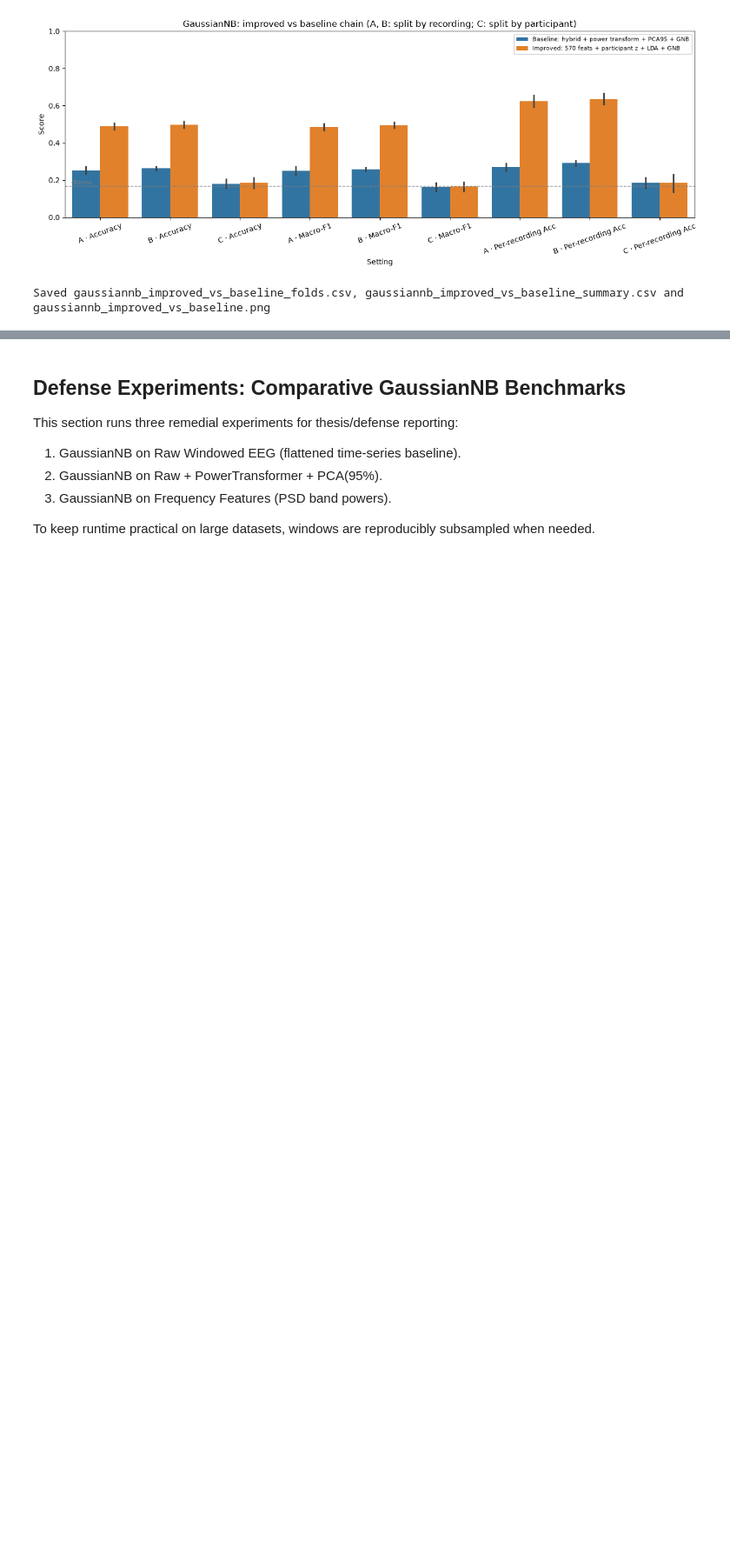
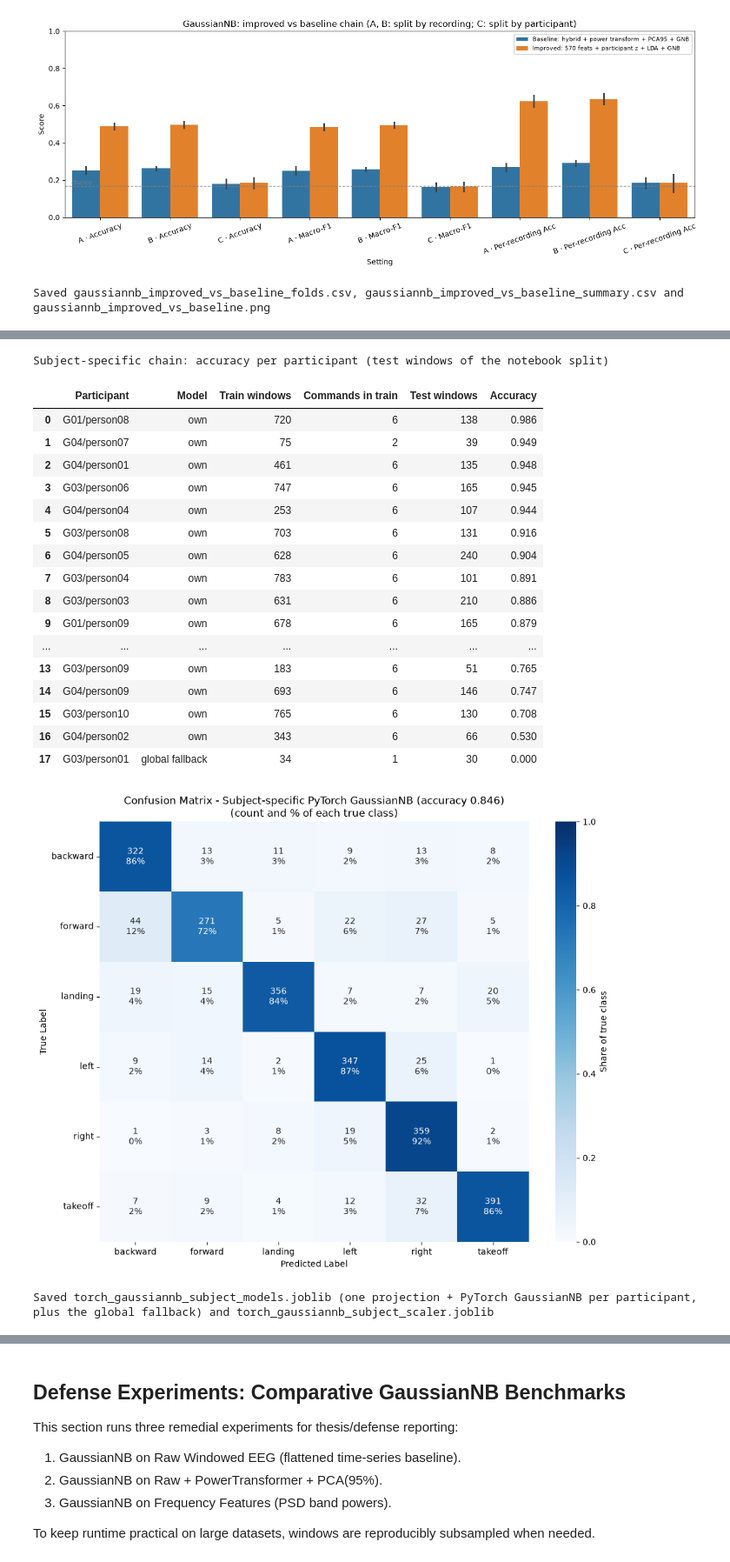
Before and after one commit to Avanznow/Tellekynezix, a Jupyter notebook: prediction-gaussiannb/pytorch/GaussianNB_EEG_Classification_Notebook (Copy 1).ipynb, the cells around one changed output, grey strips where cells are left out. Shown at 87% size. Saved outputs shown, nothing was run; the diff lists cells and outputs as text; code cells hidden in the pictures; blank space fills up the shorter version.

```diff
--- a/prediction-gaussiannb/pytorch/GaussianNB_EEG_Classification_Notebook (Copy 1).ipynb
+++ b/prediction-gaussiannb/pytorch/GaussianNB_EEG_Classification_Notebook (Copy 1).ipynb
@@ -914,0 +1003,56 @@ Saved gaussiannb_improved_vs_baseline_folds.csv, gaussiannb_improved_vs_baseline
+# %%
+# Subject-specific chain on the notebook's split: per-participant z-score -> per-participant LDA projection + PyTorch
+# GaussianNB (SubjectSpecificGaussianNB), global projection + GaussianNB as the fallback.
+from subject_gnb import SubjectSpecificGaussianNB
+
+SUBJ_MIN_WINDOWS = 60   # own model only with this many training windows (about 4-5 kept recordings) and >= 2 commands
+
+X_subj_train, X_subj_test = X_subj[train_idx], X_subj[test_idx]
+scaler_subj = ParticipantScaler().fit(X_subj_train, parts_train)
+Zs_train = scaler_subj.transform(X_subj_train, parts_train)
+Zs_test = scaler_subj.transform(X_subj_test, parts_test)
+
+subject_model = SubjectSpecificGaussianNB(n_components=5, shrinkage="auto", min_windows=SUBJ_MIN_WINDOWS).fit(Zs_train, y_train, parts_train)
+logp_subj_test = subject_model.predict_log_proba(Zs_test, parts_test)
+y_subj_pred = logp_subj_test.argmax(axis=1)
+
+subj_accuracy = accuracy_score(y_test, y_subj_pred)
+subj_f1_macro = f1_score(y_test, y_subj_pred, average="macro")
+subj_balanced_accuracy = balanced_accuracy_score(y_test, y_subj_pred)
+print(f"Participants with their own model: {len(subject_model.models_)} / {len(np.unique(parts_train))}  (fallback: {subject_model.skipped_ or 'none'})")
+print("Subject-specific chain, test windows of the notebook split:")
+print(f"  Accuracy {subj_accuracy:.4f} ({subj_accuracy * 100:.2f}%) | Macro-F1 {subj_f1_macro:.4f} | Balanced accuracy {subj_balanced_accuracy:.4f}")
+print(f"  For comparison on the same split: improved global chain {test_accuracy:.4f}, original chain 0.26")
+print("\nClassification Report (subject-specific chain):")
+print(classification_report(y_test, y_subj_pred, target_names=le.classes_, zero_division=0))
+
+rows_pp = []
+for q in np.unique(parts_test):
+    m = parts_test == q
+    rows_pp.append({"Participant": q, "Model": "own" if subject_model.has_model(q) else "global fallback",
+                    "Train windows": int((parts_train == q).sum()), "Commands in train": int(len(np.unique(y_train[parts_train == q]))),
+                    "Test windows": int(m.sum()), "Accuracy": accuracy_score(y_test[m], y_subj_pred[m])})
+per_participant_df = pd.DataFrame(rows_pp).sort_values("Accuracy", ascending=False).reset_index(drop=True)
+display(per_participant_df.style.format({"Accuracy": "{:.3f}"}).set_caption("Subject-specific chain: accuracy per participant (test windows of the notebook split)"))
+per_participant_df.to_csv(pathlib.Path(model_path).with_name("gaussiannb_subject_specific_per_participant.csv"), index=False)
+
+cm_subj = confusion_matrix(y_test, y_subj_pred)
+row_pct_subj = cm_subj / np.maximum(cm_subj.sum(axis=1, keepdims=True), 1)
+annot_subj = np.array([[f"{cm_subj[i, j]}\n{100 * row_pct_subj[i, j]:.0f}%" for j in range(cm_subj.shape[1])] for i in range(cm_subj.shape[0])])
+plt.figure(figsize=(10, 8))
+ax = sns.heatmap(row_pct_subj, annot=annot_subj, fmt="", cmap="Blues", vmin=0, vmax=1,
+                 xticklabels=le.classes_, yticklabels=le.classes_, cbar_kws={"label": "Share of true class"})
+ax.set_yticklabels(ax.get_yticklabels(), rotation=0)
+plt.title(f"Confusion Matrix - Subject-specific PyTorch GaussianNB (accuracy {subj_accuracy:.3f})\n(count and % of each true class)")
+plt.ylabel("True Label")
+plt.xlabel("Predicted Label")
+plt.tight_layout()
+plt.savefig(pathlib.Path(model_path).with_name("gaussiannb_subject_specific_cm.png"), dpi=120, bbox_inches="tight")
+plt.show()
+
+subject_models_path = "torch_gaussiannb_subject_models.joblib"
+subject_scaler_path = "torch_gaussiannb_subject_scaler.joblib"
+joblib.dump(subject_model, subject_models_path)
+joblib.dump(scaler_subj, subject_scaler_path)
+print(f"Saved {subject_models_path} (one projection + PyTorch GaussianNB per participant, plus the global fallback) and {subject_scaler_path}")
+# %% [output]
@@ -914,0 +1077,20 @@ Saved gaussiannb_improved_vs_baseline_folds.csv, gaussiannb_improved_vs_baseline
+Subject-specific chain: accuracy per participant (test windows of the notebook split)
+|  | Participant | Model | Train windows | Commands in train | Test windows | Accuracy |
+| 0 | G01/person08 | own | 720 | 6 | 138 | 0.986 |
+| 1 | G04/person07 | own | 75 | 2 | 39 | 0.949 |
+| 2 | G04/person01 | own | 461 | 6 | 135 | 0.948 |
+| 3 | G03/person06 | own | 747 | 6 | 165 | 0.945 |
+| 4 | G04/person04 | own | 253 | 6 | 107 | 0.944 |
+| 5 | G03/person08 | own | 703 | 6 | 131 | 0.916 |
+| 6 | G04/person05 | own | 628 | 6 | 240 | 0.904 |
+| 7 | G03/person04 | own | 783 | 6 | 101 | 0.891 |
+| 8 | G03/person03 | own | 631 | 6 | 210 | 0.886 |
+| 9 | G01/person09 | own | 678 | 6 | 165 | 0.879 |
+| ... | ... | ... | ... | ... | ... | ... |
+| 13 | G03/person09 | own | 183 | 6 | 51 | 0.765 |
+| 14 | G04/person09 | own | 693 | 6 | 146 | 0.747 |
+| 15 | G03/person10 | own | 765 | 6 | 130 | 0.708 |
+| 16 | G04/person02 | own | 343 | 6 | 66 | 0.530 |
+| 17 | G03/person01 | global fallback | 34 | 1 | 30 | 0.000 |
+[figure, added]
+Saved torch_gaussiannb_subject_models.joblib (one projection + PyTorch GaussianNB per participant, plus the global fallback) and torch_gaussiannb_subject_scaler.joblib
```
Also changed, not shown: parts of 12 cells of this notebook, 17 other files.
